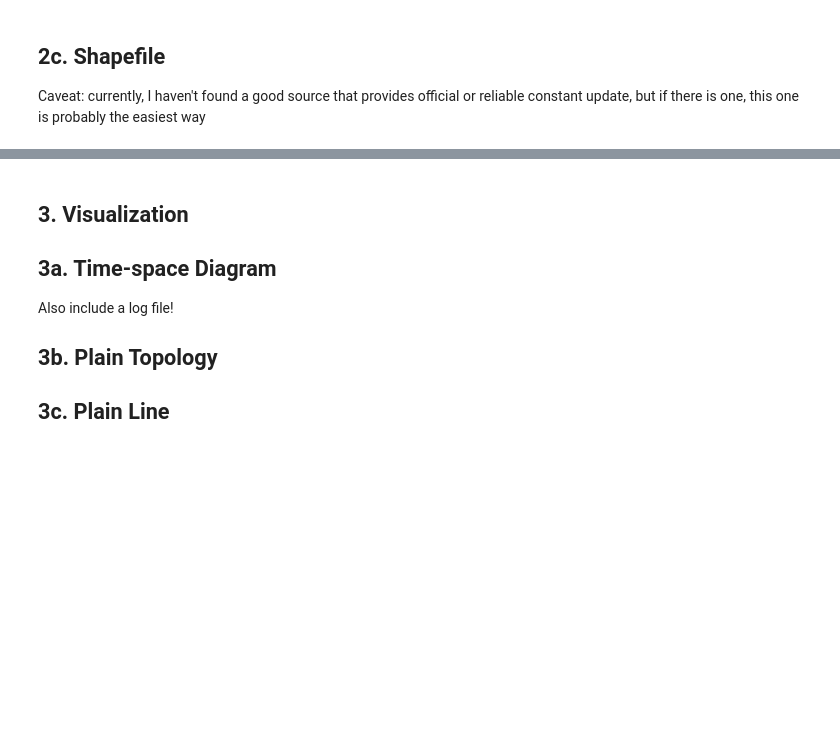
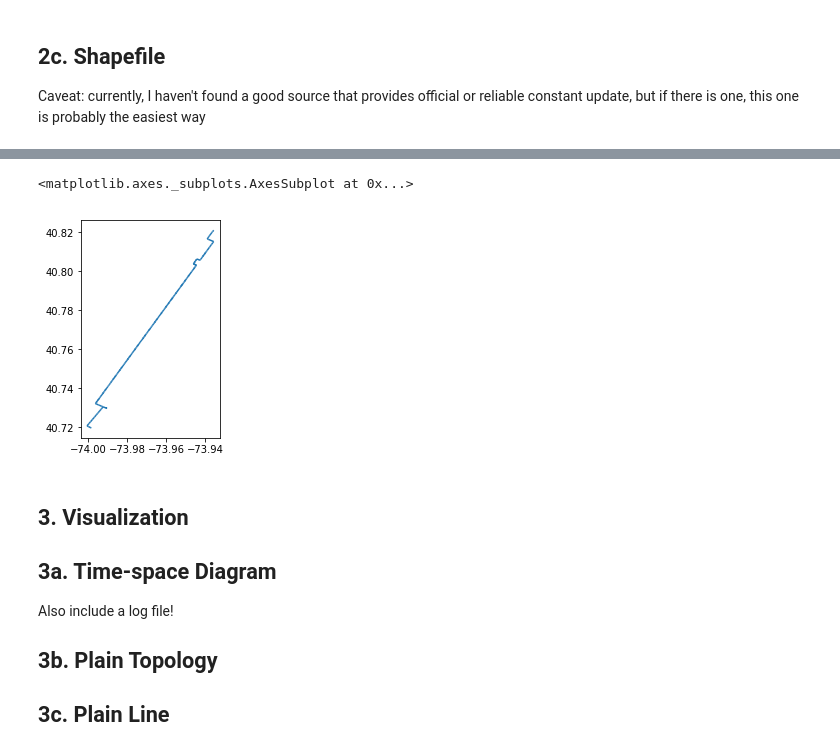
Before and after one commit to ywnch/buskit, a Jupyter notebook: sandbox_main.ipynb, the cells around one changed output, grey strips where cells are left out. Saved outputs shown, nothing was run; the diff lists cells and outputs as text; code cells hidden in the pictures; blank space fills up the shorter version.

```diff
--- a/sandbox_main.ipynb
+++ b/sandbox_main.ipynb
@@ -198,3 +226,14 @@ Caveat: currently, I haven't found a good source that provides official or relia
+# %%
+# specify line and direction query
+lineref = 'M1'
+direction = 1
+
+# plot route
+route_M1_1 = gdf[gdf['route_dir'] == '%s_%s'%(lineref, direction)]
+route_M1_1.plot()
+# %% [output]
+<matplotlib.axes._subplots.AxesSubplot at 0x...>
+[figure, added]
 # %% [markdown]
 ## 3. Visualization
 ## 3a. Time-space Diagram
```
Also changed, not shown: parts of 10 cells of this notebook, 9 other files.
